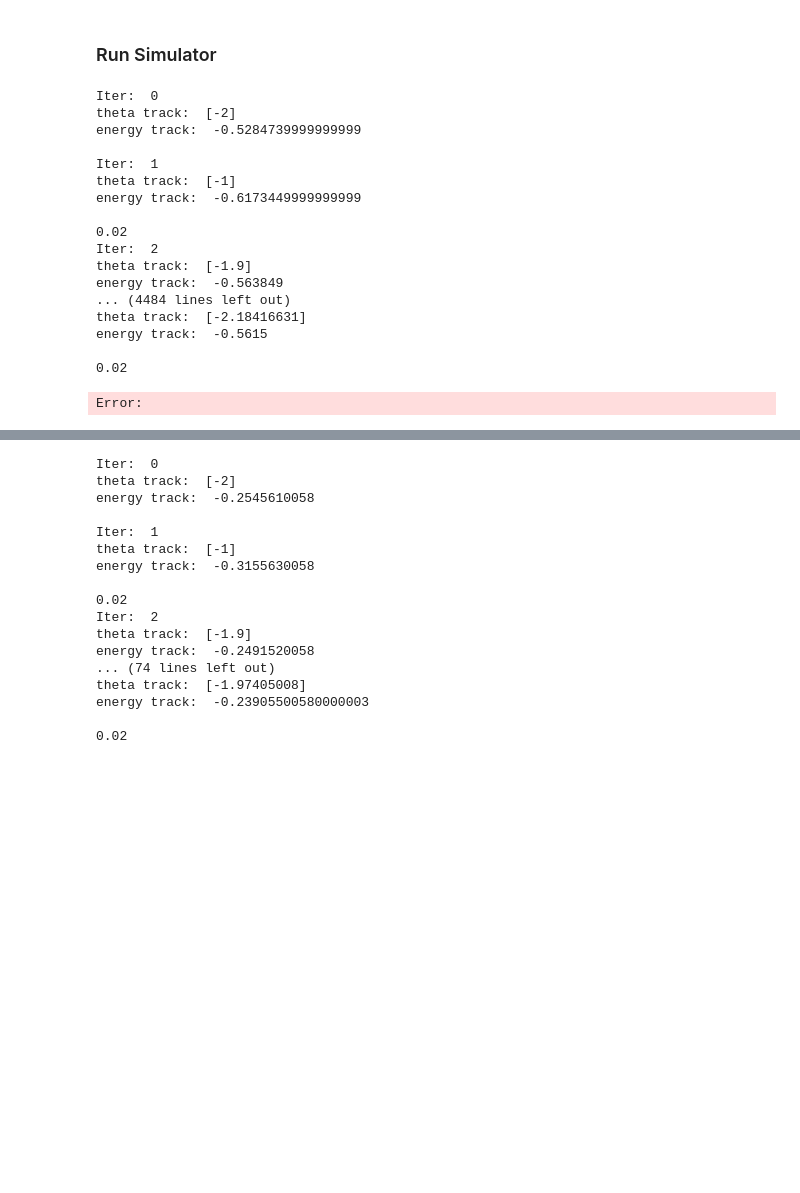
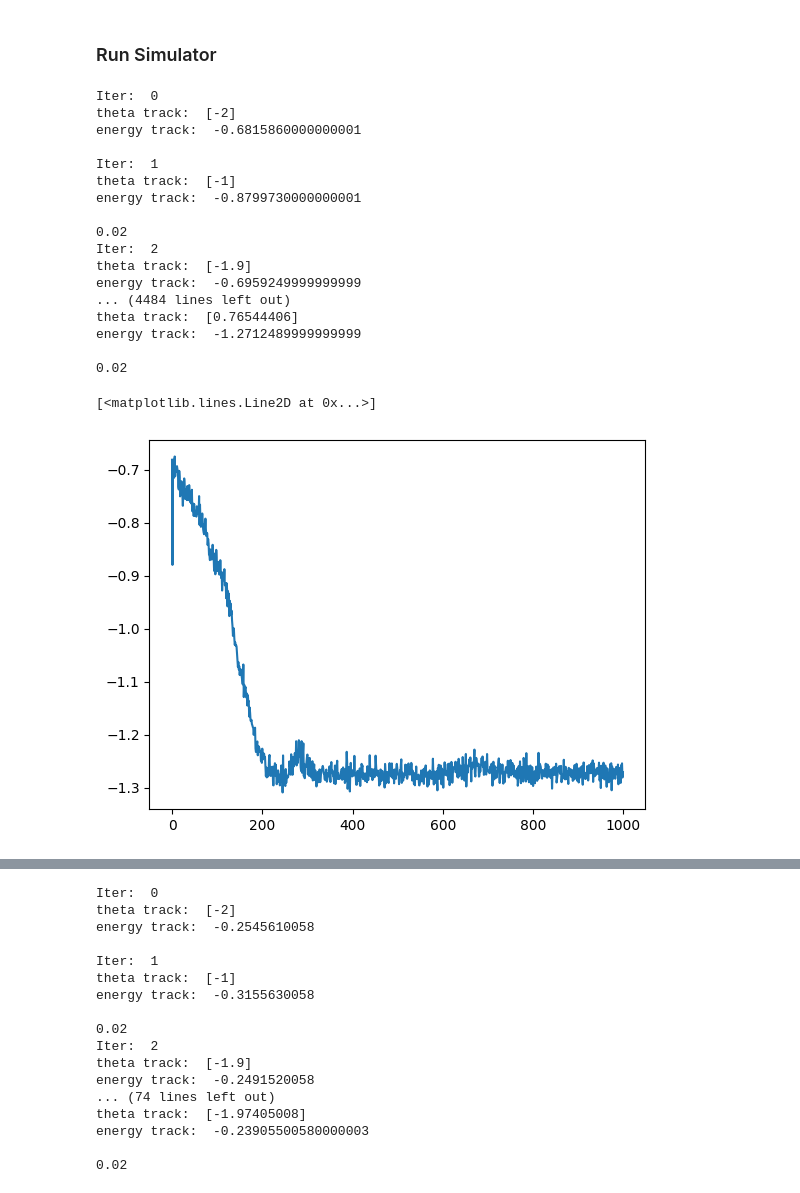
Before and after one commit to azhar-ikhtiarudin/shot-optimization, a Jupyter notebook: Uniform/vqe/vqe-uniform-qiskit-1.ipynb, the cells around one changed output, grey strips where cells are left out. Drawn from its saved outputs; the diff is of its cells as text; code cells hidden in the pictures; blank space fills up the shorter version.

Commit message:
update vqe energy test from pauli strings parity contribution

```diff
--- a/Uniform/vqe/vqe-uniform-qiskit-1.ipynb
+++ b/Uniform/vqe/vqe-uniform-qiskit-1.ipynb
@@ -244,7 +244,8 @@ def simulator(theta, shots, history):
 # %% [markdown]
 ### Run Simulator
 # %%
-backend = QasmSimulator(noise_model=noise_model)
+backend = QasmSimulator()
+# backend = QasmSimulator(noise_model=noise_model)
 theta_test = [-2]
 record_history = history()
 shots=600
@@ -255,19 +256,26 @@ result = adam(lambda x: simulator(x, shots=(per_shots, per_shots, per_shots), hi
 # %% [output]
 Iter:  0
 theta track:  [-2]
-energy track:  -0.5284739999999999
+energy track:  -0.6815860000000001
 
 Iter:  1
 theta track:  [-1]
-energy track:  -0.6173449999999999
+energy track:  -0.8799730000000001
 
 0.02
 Iter:  2
 theta track:  [-1.9]
-energy track:  -0.563849
+energy track:  -0.6959249999999999
 ... (4484 lines left out)
-theta track:  [-2.18416631]
-energy track:  -0.5615
+theta track:  [0.76544406]
+energy track:  -1.2712489999999999
 
 0.02
-Error:
+# %%
+import matplotlib.pyplot as plt
+plt.plot(record_history.energies)
+# plt.ylim(-1.1, -0.1)
+# plt.title("Qiskit 1.01 - QasmSimulator(shots=600) - NoiseModel() off")
+# %% [output]
+[<matplotlib.lines.Line2D at 0x...>]
+[figure, added]
```
Also changed, not shown: parts of 3 cells of this notebook, 4 other files.
